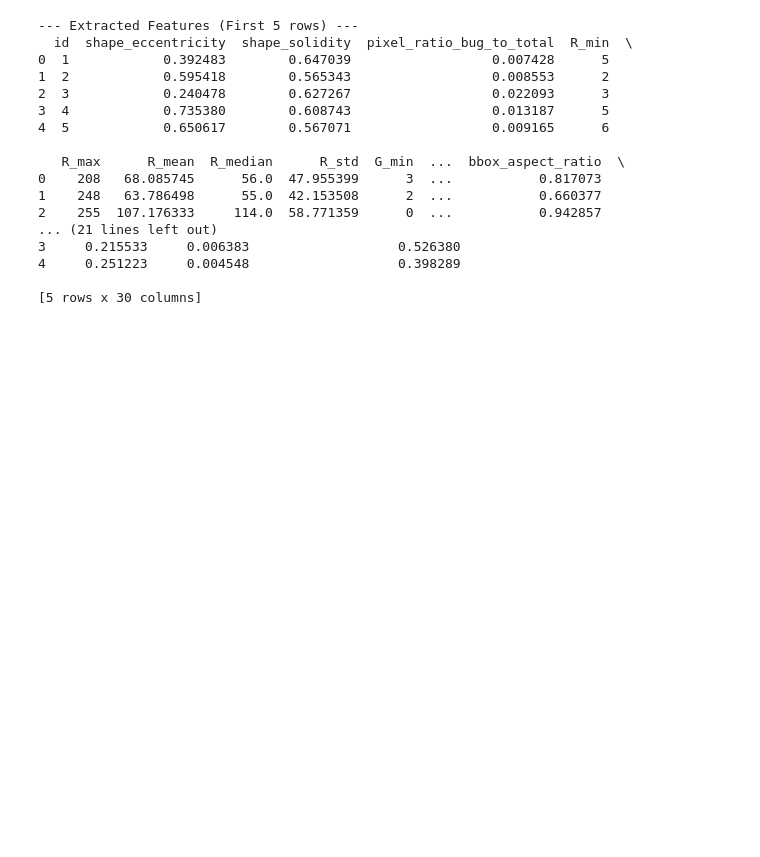
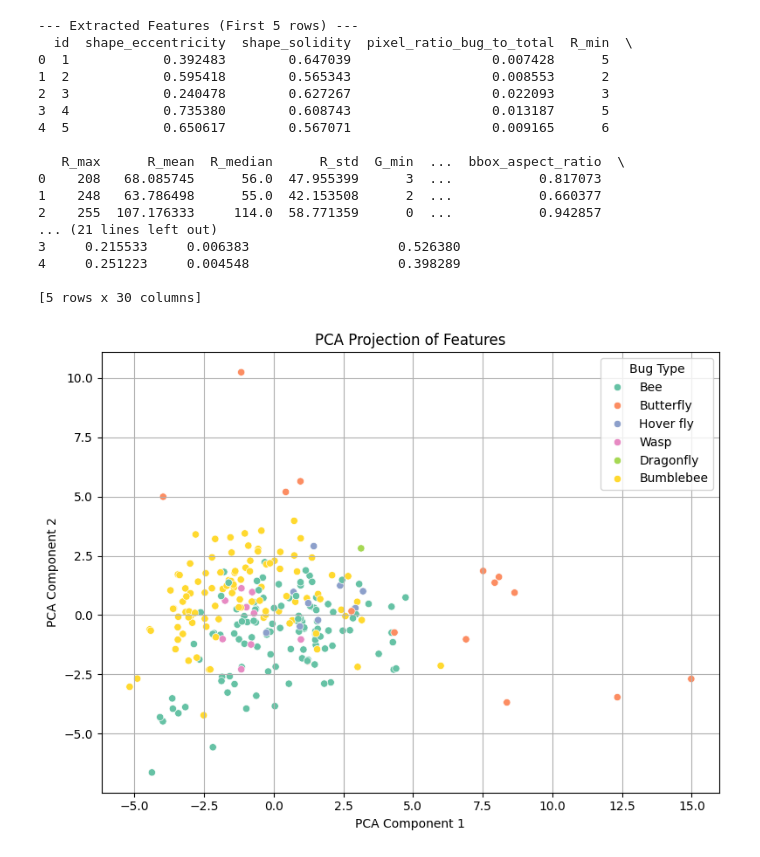
Before and after one commit to skander-kechaou/to-bee-or-not-to-bee, a Jupyter notebook: ML_bumblebee.ipynb, the cells around one changed output. Cells and saved outputs as stored; diff of their text form; code cells hidden in the pictures; blank space fills up the shorter version.

Commit message:
Completed my part
Completed part:
III. 2.Data Visualisation
III. 3.ML and DL
       - first 2 points
       - one clustering method out of 2

```diff
--- a/ML_bumblebee.ipynb
+++ b/ML_bumblebee.ipynb
@@ -298,3 +298,101 @@ Starting feature extraction for 249 items...
 4     0.251223     0.004548                   0.398289
 
 [5 rows x 30 columns]
+# %%
+# Load label file
+labels_df = pd.read_excel("tobeeornottobee_train_v2/train/classif.xlsx")  # update file path if needed
+
+# Normalize column names
+features_df.columns = [col.strip().lower().replace(' ', '_') for col in features_df.columns]
+labels_df.columns = [col.strip().lower().replace(' ', '_') for col in labels_df.columns]
+
+# Convert 'id' to string in both
+features_df['id'] = features_df['id'].astype(str)
+labels_df['id'] = labels_df['id'].astype(str)
+
+# Merge both bug_type and species from label file
+features_df = pd.merge(features_df, labels_df[['id', 'bug_type', 'species']], on='id')
+# %%
+import matplotlib.pyplot as plt
+import seaborn as sns
+from sklearn.preprocessing import StandardScaler
+from sklearn.decomposition import PCA
+from sklearn.manifold import TSNE
+import umap.umap_ as umap
+
+
+# Step 1: Prepare the feature matrix
+feature_cols = [col for col in features_df.columns if col not in ['ID', 'bug_type', 'species']]
+
+# Ensure only numeric features are included
+X = features_df.select_dtypes(include='number')
+y = features_df['bug_type']
+
+# Standardize the data
+scaler = StandardScaler()
+X_scaled = scaler.fit_transform(X)
+
+# ---------------- PCA Plot ----------------
+pca = PCA(n_components=2)
+X_pca = pca.fit_transform(X_scaled)
+
+plt.figure(figsize=(8, 6))
+sns.scatterplot(x=X_pca[:, 0], y=X_pca[:, 1], hue=y, palette='Set2')
+plt.title("PCA Projection of Features")
+plt.xlabel("PCA Component 1")
+plt.ylabel("PCA Component 2")
+plt.legend(title="Bug Type")
+plt.grid(True)
+plt.tight_layout()
+plt.show()
+
+# ---------------- t-SNE Plot ----------------
+tsne = TSNE(n_components=2, perplexity=30, n_iter=1000, random_state=42)
+X_tsne = tsne.fit_transform(X_scaled)
+
+plt.figure(figsize=(8, 6))
+sns.scatterplot(x=X_tsne[:, 0], y=X_tsne[:, 1], hue=y, palette='Set1')
+plt.title("t-SNE Projection of Features")
+plt.xlabel("t-SNE Dim 1")
+plt.ylabel("t-SNE Dim 2")
+plt.legend(title="Bug Type")
+plt.grid(True)
+plt.tight_layout()
+plt.show()
+
+# ---------------- UMAP Plot ----------------
+reducer = umap.UMAP(n_components=2, random_state=42)
+X_umap = reducer.fit_transform(X_scaled)
+
+plt.figure(figsize=(8, 6))
+sns.scatterplot(x=X_umap[:, 0], y=X_umap[:, 1], hue=y, palette='Set3')
+plt.title("UMAP Projection of Features")
+plt.xlabel("UMAP Dim 1")
+plt.ylabel("UMAP Dim 2")
+plt.legend(title="Bug Type")
+plt.grid(True)
+plt.tight_layout()
+plt.show()
+
+# ---------------- Bug Type Distribution ----------------
+plt.figure(figsize=(6, 4))
+sns.countplot(data=features_df, x='bug_type', palette='pastel')
+plt.title("Distribution of Bug Types")
+plt.xlabel("Bug Type")
+plt.ylabel("Count")
+plt.grid(axis='y')
+plt.tight_layout()
+plt.show()
+
+# ---------------- Species Distribution ----------------
+plt.figure(figsize=(10, 4))
+sns.countplot(data=features_df, x='species', palette='muted')
+plt.title("Distribution of Bug Species")
+plt.xlabel("Species")
+plt.ylabel("Count")
+plt.xticks(rotation=90)
+plt.grid(axis='y')
+plt.tight_layout()
+plt.show()
+# %% [output]
+[figure, added]
```
Also changed, not shown: parts of 3 cells of this notebook.
